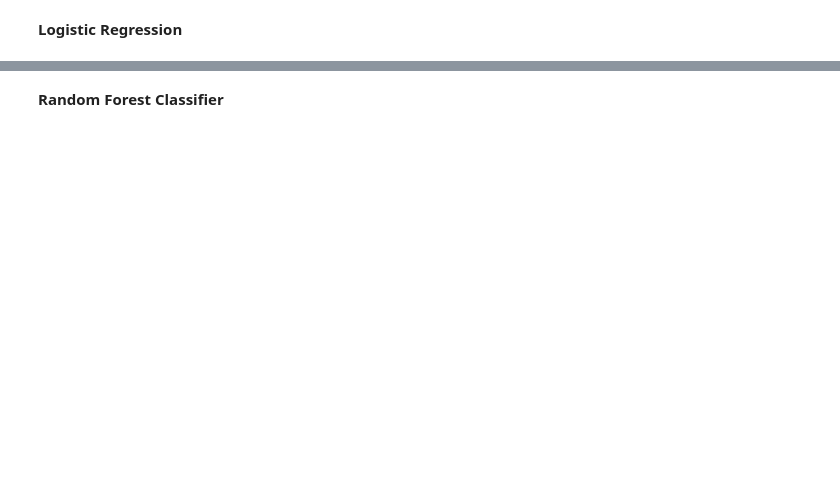
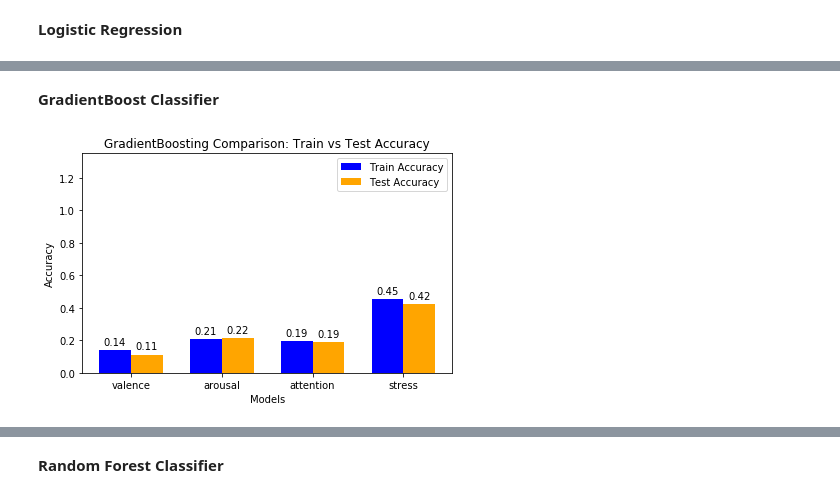
Before and after one commit to yousefh409/cs229-emotion-detector, a Jupyter notebook: general_model.ipynb, the cells around one changed output, grey strips where cells are left out. Saved outputs shown, nothing was run; the diff lists cells and outputs as text; code cells hidden in the pictures; blank space fills up the shorter version.

```diff
--- a/general_model.ipynb
+++ b/general_model.ipynb
@@ -82,0 +105,23 @@ plot_model_comparison("Ordinal Regression", y_columns, ordinal_test_acc, ordinal
+# %% [markdown]
+**GradientBoost Classifier**
+# %%
+from sklearn.ensemble import GradientBoostingClassifier
+
+gb_train_acc = []
+gb_test_acc = []
+
+# Train a model for each output (valence, arousal, attention, stress)
+for i, target in enumerate(y_columns):
+    gb_args = {"n_estimators": 300}
+    gb_model = GradientBoostingClassifier(**gb_args)
+    gb_model.fit(X_train, y_train[target])
+
+    test_preds = ada_model.predict(X_test)
+    train_preds = ada_model.predict(X_train)
+    train_accuracy, test_accuracy = get_metrics(train_preds, y_train[target], test_preds, y_test[target])
+    gb_train_acc.append(train_accuracy)
+    gb_test_acc.append(test_accuracy)
+
+plot_model_comparison("GradientBoosting", y_columns, gb_test_acc, gb_train_acc)
+# %% [output]
+[figure, added]
```
Also changed, not shown: parts of 13 cells of this notebook.
